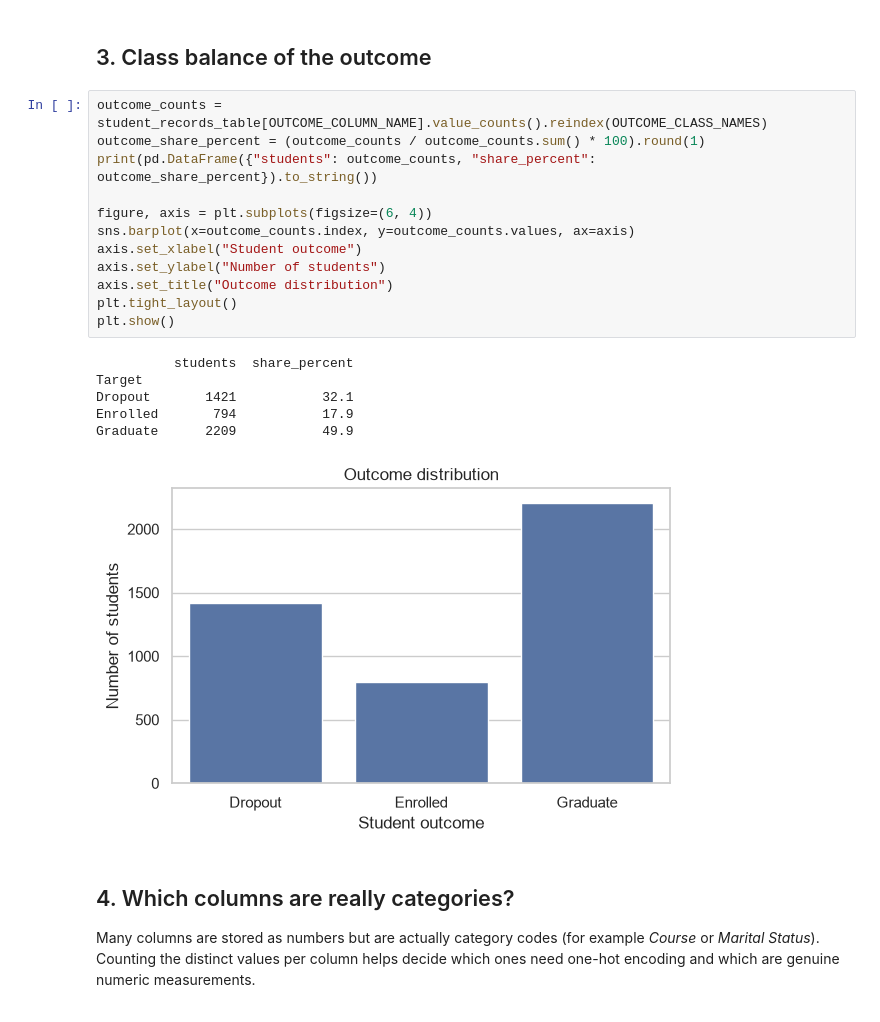
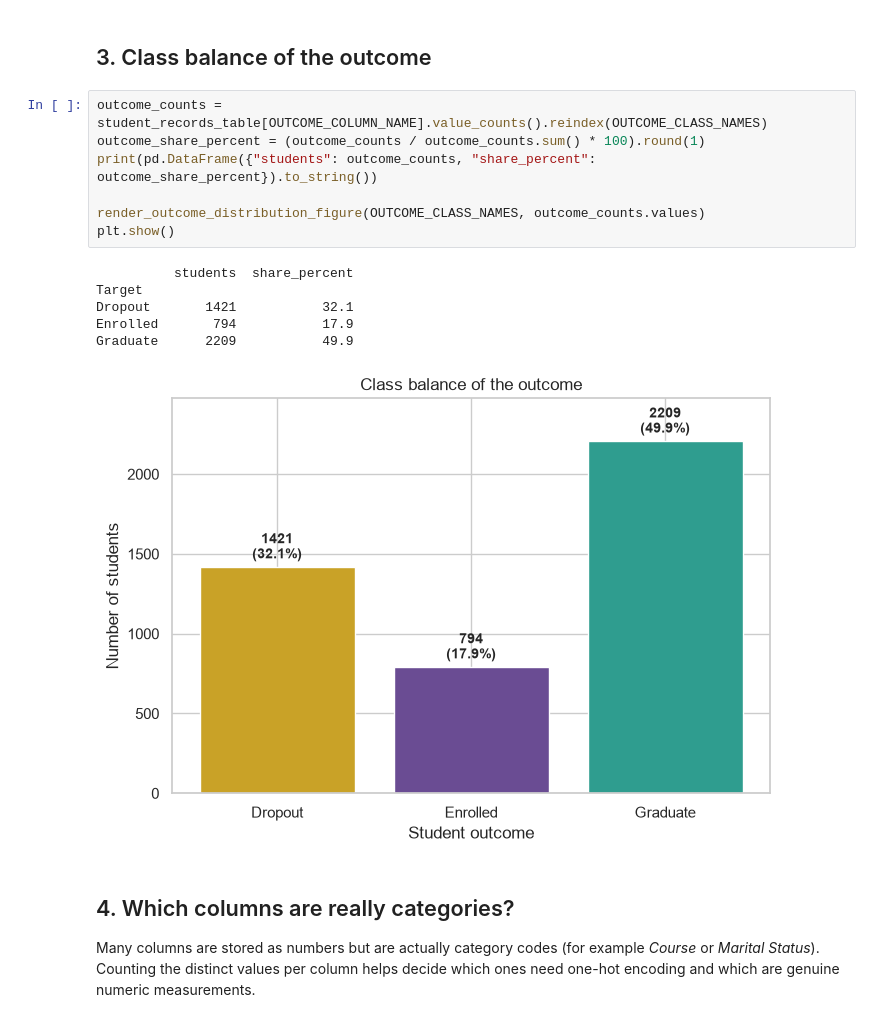
Before and after one commit to ShivkumarSSoni/gradpath-ai, a Jupyter notebook: notebooks/gradpath_end_to_end_analysis.ipynb, the cells around one changed output. Cells and saved outputs as stored; diff of their text form.

Commit message:
docs: create README, fix chart colours

```diff
--- a/notebooks/gradpath_end_to_end_analysis.ipynb
+++ b/notebooks/gradpath_end_to_end_analysis.ipynb
@@ -89,22 +90,17 @@ str         1
 # %%
 outcome_counts = student_records_table[OUTCOME_COLUMN_NAME].value_counts().reindex(OUTCOME_CLASS_NAMES)
 outcome_share_percent = (outcome_counts / outcome_counts.sum() * 100).round(1)
 print(pd.DataFrame({"students": outcome_counts, "share_percent": outcome_share_percent}).to_string())
 
-figure, axis = plt.subplots(figsize=(6, 4))
-sns.barplot(x=outcome_counts.index, y=outcome_counts.values, ax=axis)
-axis.set_xlabel("Student outcome")
-axis.set_ylabel("Number of students")
-axis.set_title("Outcome distribution")
-plt.tight_layout()
+render_outcome_distribution_figure(OUTCOME_CLASS_NAMES, outcome_counts.values)
 plt.show()
 # %% [output]
           students  share_percent
 Target
 Dropout       1421           32.1
 Enrolled       794           17.9
 Graduate      2209           49.9
-[figure, old version]
+[figure, new version]
 # %% [markdown]
 ## 4. Which columns are really categories?
 
```
Also changed, not shown: parts of 9 cells of this notebook, 21 other files.
